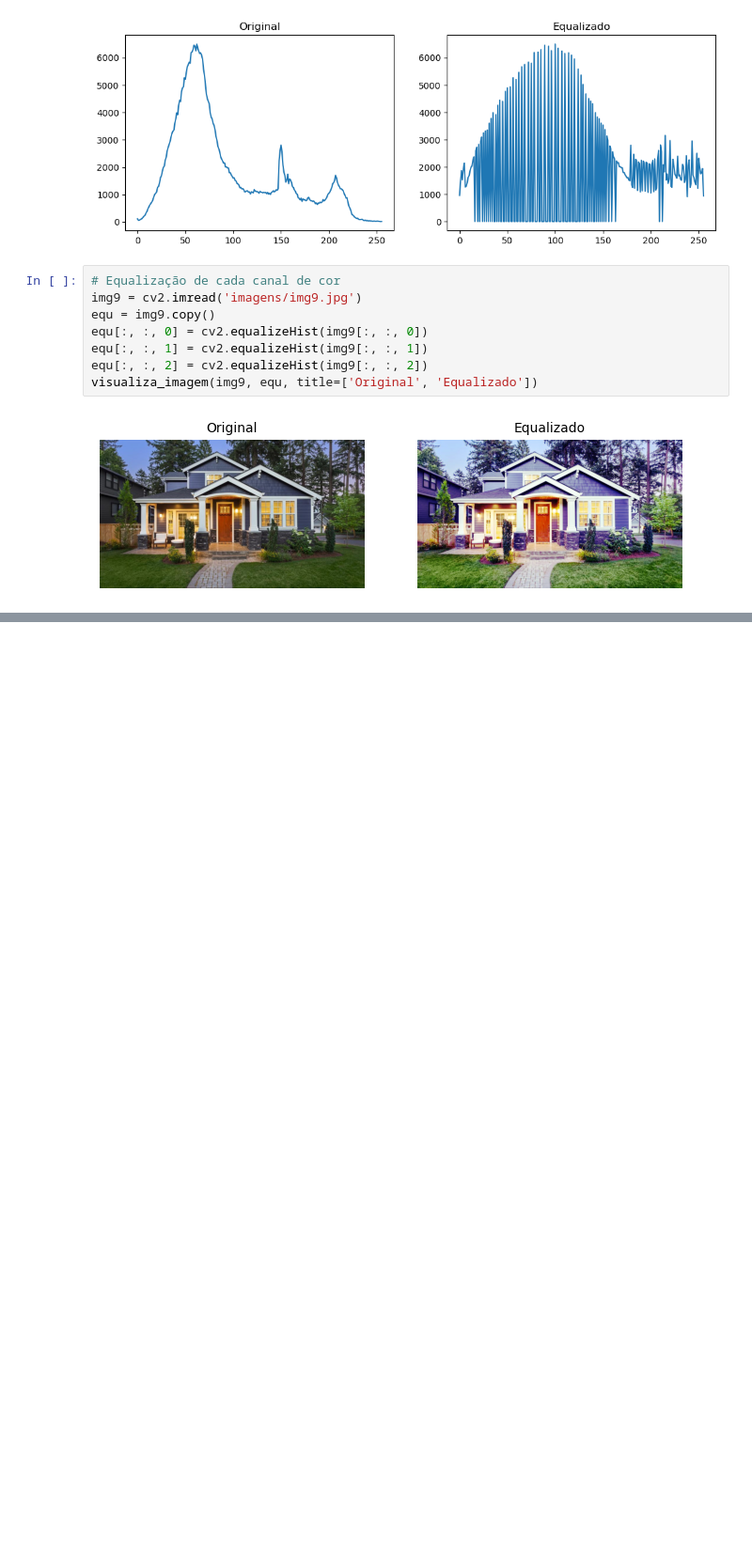
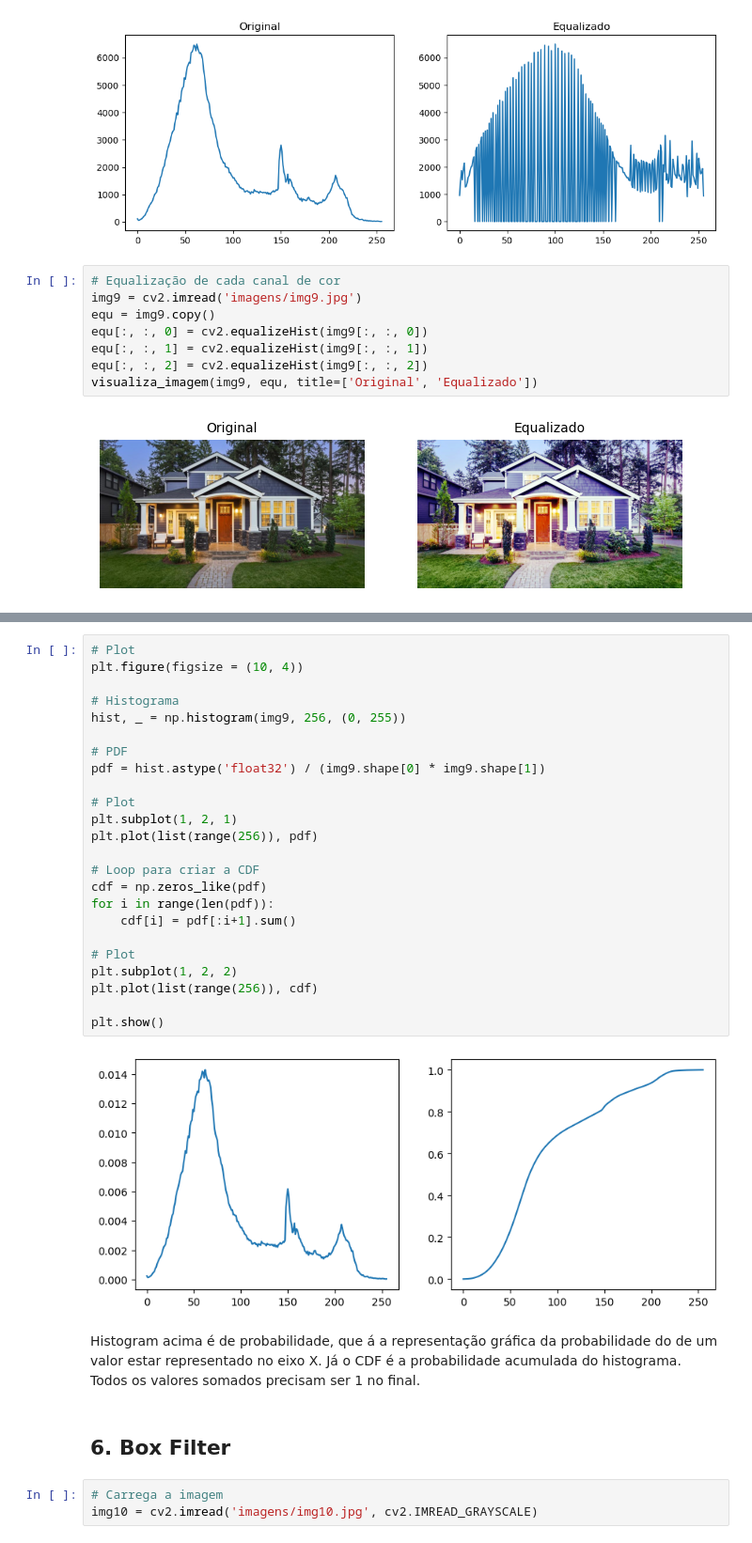
Before and after one commit to marcosmorais94/formacao-inteligencia-artificial, a Jupyter notebook: analises-imagens-IA/Projeto2-processamento_imagens.ipynb, the cells around one changed output, grey strips where cells are left out. Shown at 94% size. Cells and saved outputs as stored; diff of their text form; blank space fills up the shorter version.

```diff
--- a/analises-imagens-IA/Projeto2-processamento_imagens.ipynb
+++ b/analises-imagens-IA/Projeto2-processamento_imagens.ipynb
@@ -149,0 +209,33 @@ visualiza_imagem(img9, equ, title=['Original', 'Equalizado'])
+# %%
+# Plot
+plt.figure(figsize = (10, 4))
+
+# Histograma
+hist, _ = np.histogram(img9, 256, (0, 255))
+
+# PDF
+pdf = hist.astype('float32') / (img9.shape[0] * img9.shape[1])
+
+# Plot
+plt.subplot(1, 2, 1)
+plt.plot(list(range(256)), pdf)
+
+# Loop para criar a CDF
+cdf = np.zeros_like(pdf)
+for i in range(len(pdf)):
+    cdf[i] = pdf[:i+1].sum()
+
+# Plot
+plt.subplot(1, 2, 2)
+plt.plot(list(range(256)), cdf)
+
+plt.show()
+# %% [output]
+[figure, added]
+# %% [markdown]
+Histogram acima é de probabilidade, que á a representação gráfica da probabilidade do de um valor estar representado no eixo X. Já o CDF é a probabilidade acumulada do histograma. Todos os valores somados precisam ser 1 no final.
+# %% [markdown]
+## 6. Box Filter
+# %%
+# Carrega a imagem
+img10 = cv2.imread('imagens/img10.jpg', cv2.IMREAD_GRAYSCALE)
```
Also changed, not shown: parts of 12 cells of this notebook.
